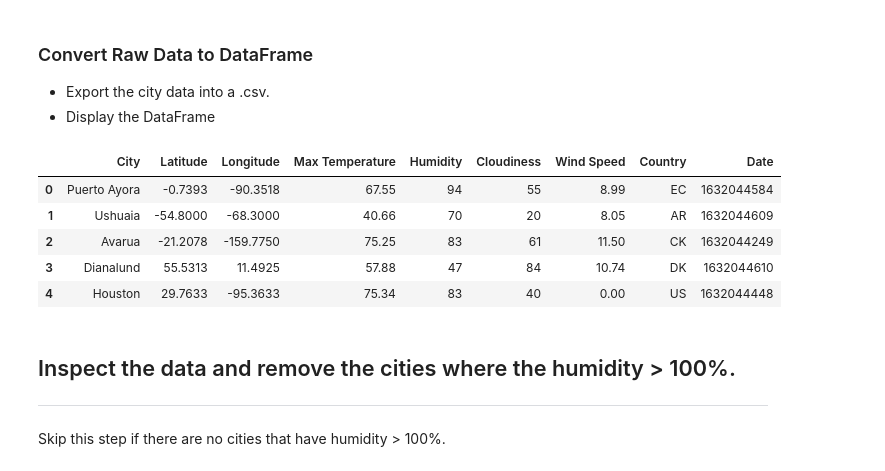
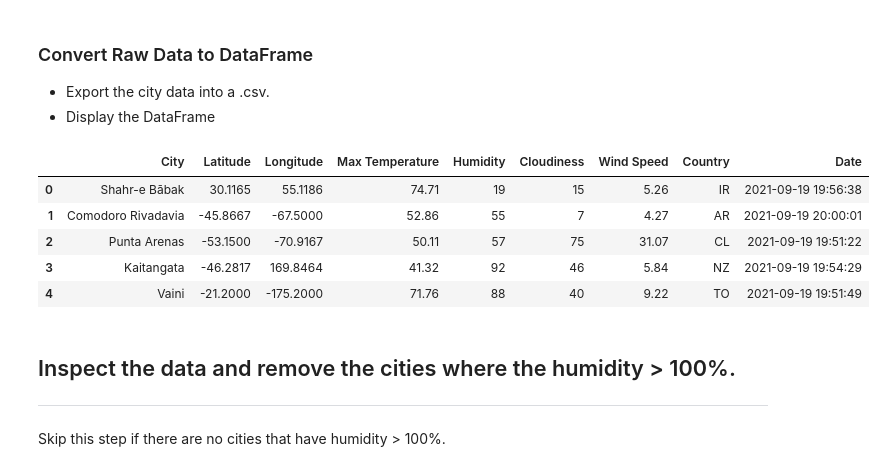
Before and after one commit to cheyroseflammer/python-api-challege, a Jupyter notebook: WeatherPy.ipynb, the cells around one changed output. Drawn from its saved outputs; the diff is of its cells as text; code cells hidden in the pictures.

```diff
--- a/WeatherPy.ipynb
+++ b/WeatherPy.ipynb
@@ -123,28 +123,28 @@ Done
 # %%
 # Create Data Dictonary
 weather_data = {
     'City': cities_list,
     'Latitude': lat,
     'Longitude': lon,
     'Max Temperature': temp,
     'Humidity': humidity,
     'Cloudiness': clouds,
     'Wind Speed': wind,
     'Country': country,
-    'Date': date
+    'Date': pd.to_datetime(date, unit="s")
 }
 weather_df = pd.DataFrame(weather_data)
 # Exporting the data to a CSV file.
 weather_df.to_csv(output_data_file)
 # View head to check data
 weather_df.head()
 # %% [output]
 |  | City | Latitude | Longitude | Max Temperature | Humidity | Cloudiness | Wind Speed | Country | Date |
-| 0 | Puerto Ayora | -0.7393 | -90.3518 | 67.55 | 94 | 55 | 8.99 | EC | 1632044584 |
-| 1 | Ushuaia | -54.8000 | -68.3000 | 40.66 | 70 | 20 | 8.05 | AR | 1632044609 |
-| 2 | Avarua | -21.2078 | -159.7750 | 75.25 | 83 | 61 | 11.50 | CK | 1632044249 |
-| 3 | Dianalund | 55.5313 | 11.4925 | 57.88 | 47 | 84 | 10.74 | DK | 1632044610 |
-| 4 | Houston | 29.7633 | -95.3633 | 75.34 | 83 | 40 | 0.00 | US | 1632044448 |
+| 0 | Shahr-e Bābak | 30.1165 | 55.1186 | 74.71 | 19 | 15 | 5.26 | IR | 2021-09-19 19:56:38 |
+| 1 | Comodoro Rivadavia | -45.8667 | -67.5000 | 52.86 | 55 | 7 | 4.27 | AR | 2021-09-19 20:00:01 |
+| 2 | Punta Arenas | -53.1500 | -70.9167 | 50.11 | 57 | 75 | 31.07 | CL | 2021-09-19 19:51:22 |
+| 3 | Kaitangata | -46.2817 | 169.8464 | 41.32 | 92 | 46 | 5.84 | NZ | 2021-09-19 19:54:29 |
+| 4 | Vaini | -21.2000 | -175.2000 | 71.76 | 88 | 40 | 9.22 | TO | 2021-09-19 19:51:49 |
 # %% [markdown]
 ## Inspect the data and remove the cities where the humidity > 100%.
 ----
```
Also changed, not shown: parts of 5 cells of this notebook, 1 other file.
